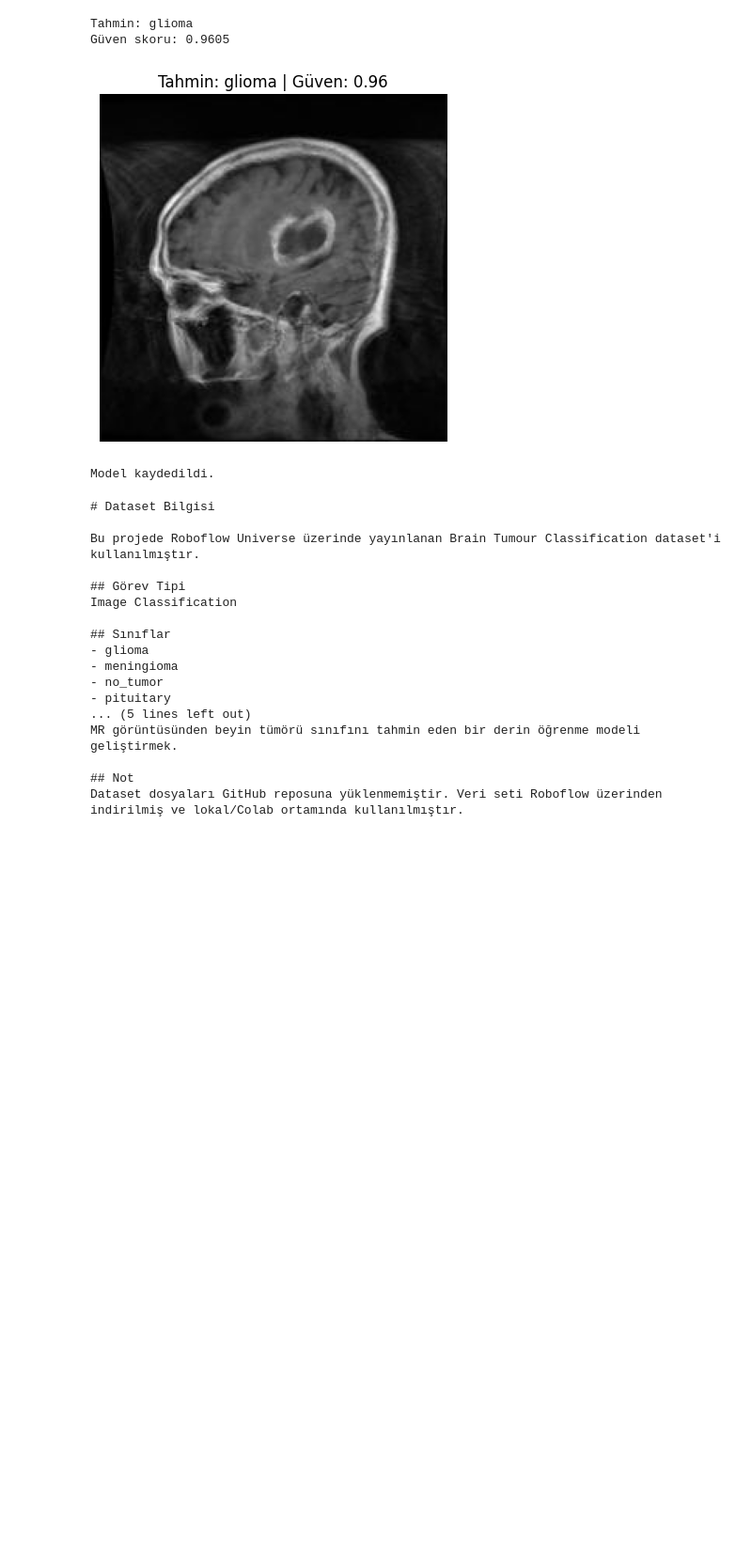
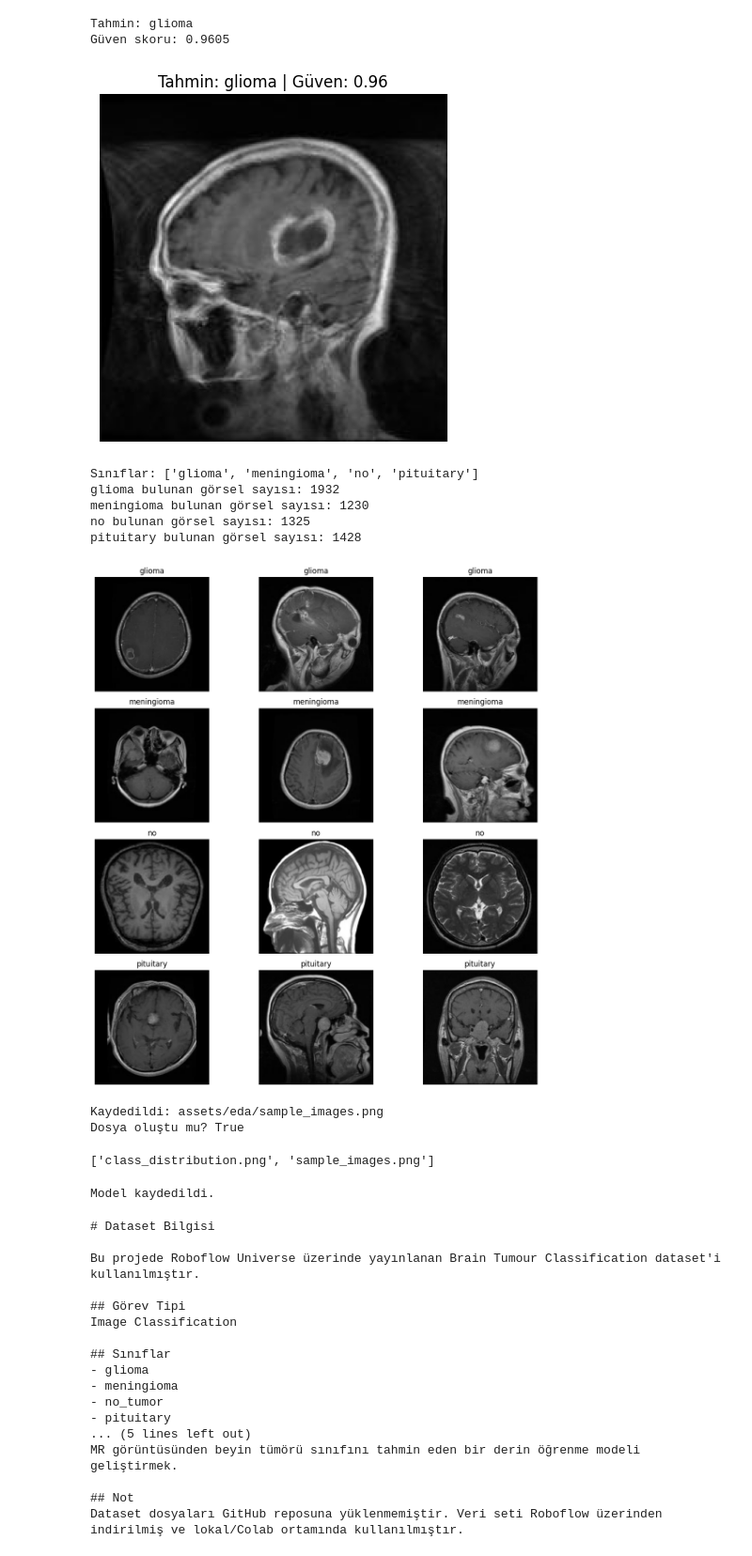
Before and after one commit to bariscansaral/YZTA-Bootcamp-Team71, a Jupyter notebook: notebooks/01_eda_and_baseline_model.ipynb, the cells around one changed output. Shown at 94% size. Cells and saved outputs as stored; diff of their text form; code cells hidden in the pictures; blank space fills up the shorter version.

Commit message:
Update EDA notebook
Update EDA notebook with sample image visualization

```diff
--- a/notebooks/01_eda_and_baseline_model.ipynb
+++ b/notebooks/01_eda_and_baseline_model.ipynb
@@ -426,6 +428,83 @@ predict_image(sample_image_path)
 Tahmin: glioma
 Güven skoru: 0.9605
 [figure]
+# %%
+import os
+import glob
+import matplotlib.pyplot as plt
+from PIL import Image
+
+# Senin dataset yolun
+DATASET_DIR = "/content/Brain-Tumour-1"
+train_dir = os.path.join(DATASET_DIR, "train")
+
+# Kaydedilecek klasör
+os.makedirs("assets/eda", exist_ok=True)
+
+# Train içindeki sınıf klasörlerini al
+class_names = sorted([
+    folder for folder in os.listdir(train_dir)
+    if os.path.isdir(os.path.join(train_dir, folder))
+])
+
+print("Sınıflar:", class_names)
+
+# Her sınıftan 3 görsel al
+images = []
+
+for class_name in class_names:
+    class_path = os.path.join(train_dir, class_name)
+
+    image_files = []
+    image_files += glob.glob(os.path.join(class_path, "*.jpg"))
+    image_files += glob.glob(os.path.join(class_path, "*.jpeg"))
+    image_files += glob.glob(os.path.join(class_path, "*.png"))
+    image_files += glob.glob(os.path.join(class_path, "*.JPG"))
+    image_files += glob.glob(os.path.join(class_path, "*.JPEG"))
+    image_files += glob.glob(os.path.join(class_path, "*.PNG"))
+
+    print(class_name, "bulunan görsel sayısı:", len(image_files))
+
+    for img_path in image_files[:3]:
+        images.append((img_path, class_name))
+
+# Görsel yoksa durdur
+if len(images) == 0:
+    raise Exception("Hiç görsel bulunamadı. train klasörünün içindeki dosya yapısını kontrol et.")
+
+# Görselleri çiz
+plt.figure(figsize=(12, 12))
+
+for i, (img_path, class_name) in enumerate(images):
+    img = Image.open(img_path).convert("RGB")
+
+    plt.subplot(len(class_names), 3, i + 1)
+    plt.imshow(img)
+    plt.title(class_name)
+    plt.axis("off")
+
+plt.tight_layout()
+
+# Dosyayı kaydet
+save_path = "assets/eda/sample_images.png"
+plt.savefig(save_path, dpi=150)
+plt.show()
+
+print("Kaydedildi:", save_path)
+print("Dosya oluştu mu?", os.path.exists(save_path))
+# %% [output]
+Sınıflar: ['glioma', 'meningioma', 'no', 'pituitary']
+glioma bulunan görsel sayısı: 1932
+meningioma bulunan görsel sayısı: 1230
+no bulunan görsel sayısı: 1325
+pituitary bulunan görsel sayısı: 1428
+[figure, added]
+Kaydedildi: assets/eda/sample_images.png
+Dosya oluştu mu? True
+# %%
+os.listdir("assets/eda")
+# %% [output]
+['class_distribution.png', 'sample_images.png']
 # %%
 model.save("models/baseline_mobilenetv2.keras")
 print("Model kaydedildi.")
```
Also changed, not shown: parts of 1 cell of this notebook.
